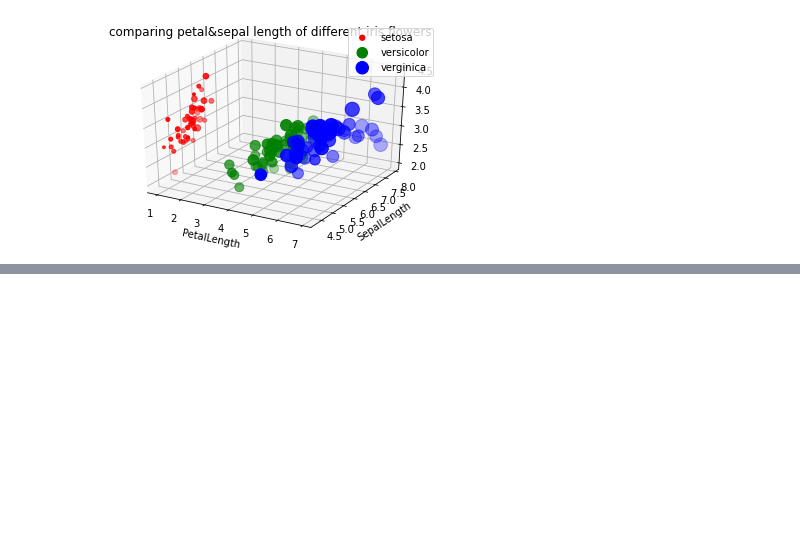
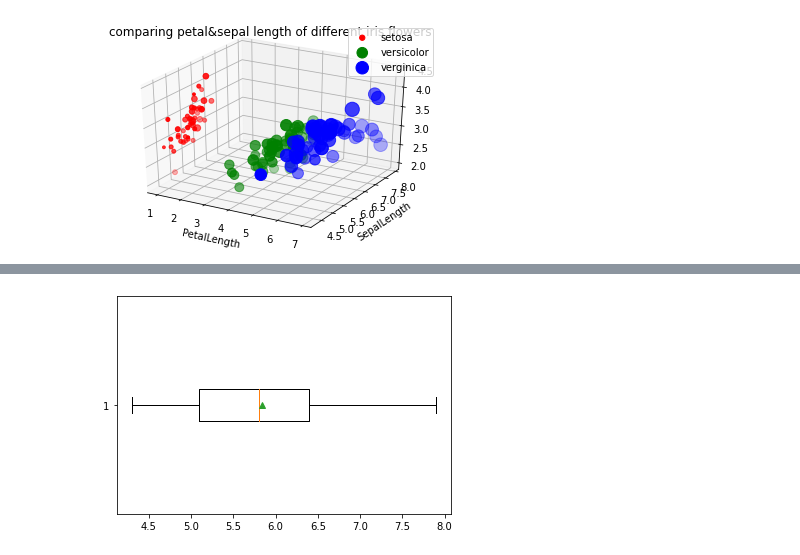
Before and after one commit to Wanita-8943/data_viz_2022, a Jupyter notebook: DataViz02_Data_Distribution.ipynb, the cells around one changed output, grey strips where cells are left out. Cells and saved outputs as stored; diff of their text form; code cells hidden in the pictures; blank space fills up the shorter version.

```diff
--- a/DataViz02_Data_Distribution.ipynb
+++ b/DataViz02_Data_Distribution.ipynb
@@ -173,0 +232,4 @@ plt.title('comparing petal&sepal length of different iris flowers');
+# %%
+ybp = plt.boxplot(df['SepalLength'],vert=False,showmeans=True)
+# %% [output]
+[figure, added]
```
Also changed, not shown: parts of 20 cells of this notebook.
